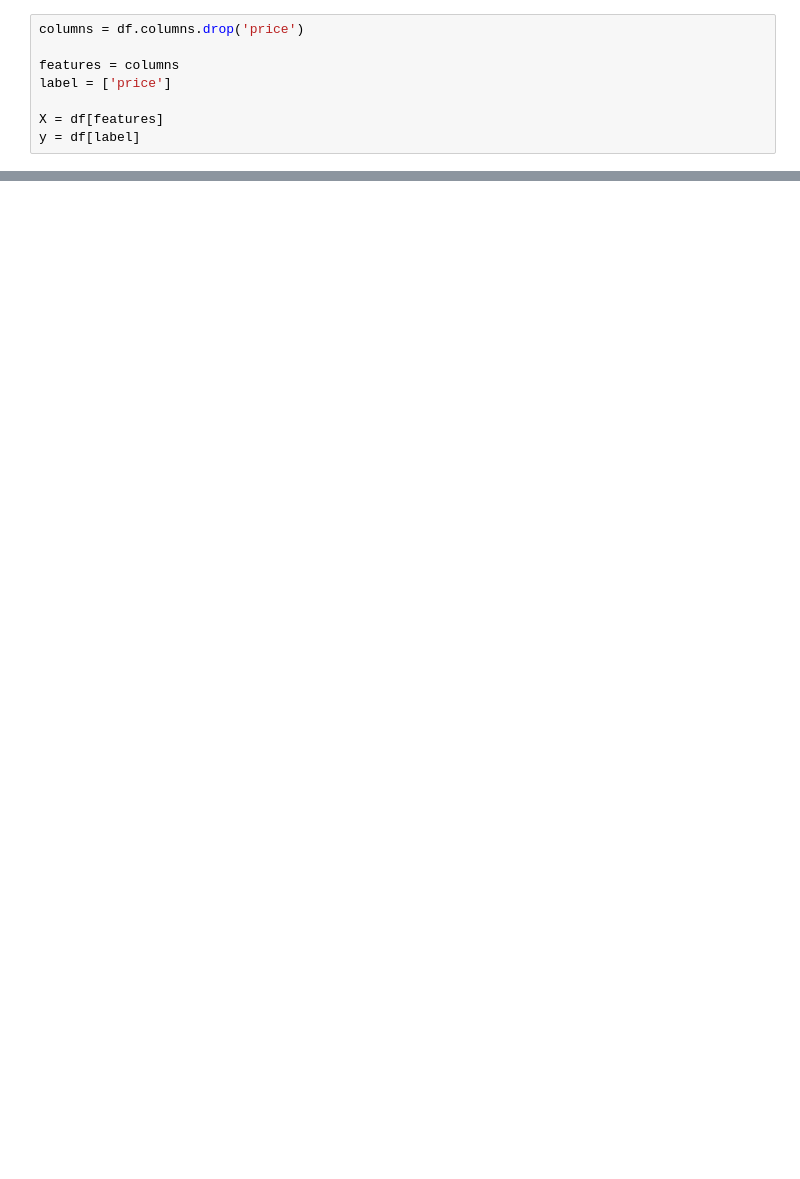
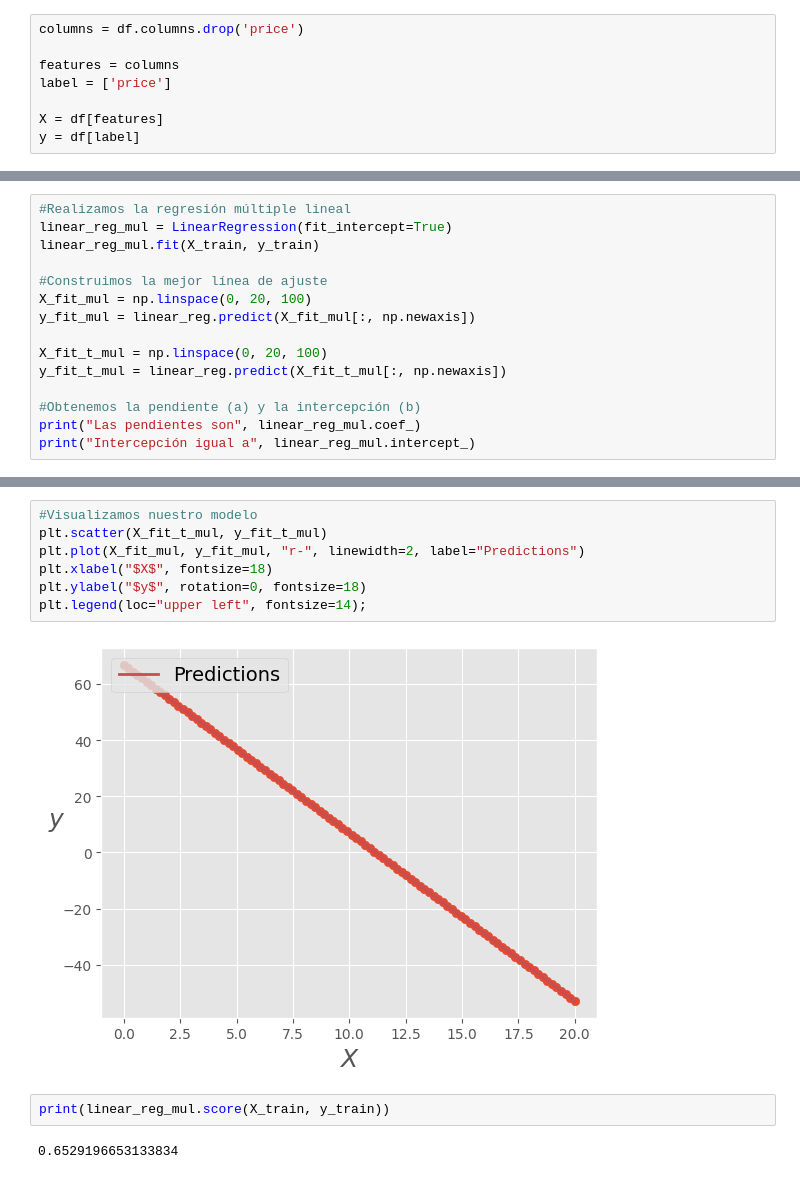
Before and after one commit to PosgradoMNA/actividades-de-aprendizaje-A01793509, a Jupyter notebook: Repaso_Regresiones_Kmeans.A01793509.ipynb, the cells around one changed output, grey strips where cells are left out. Saved outputs shown, nothing was run; the diff lists cells and outputs as text; blank space fills up the shorter version.

```diff
--- a/Repaso_Regresiones_Kmeans.A01793509.ipynb
+++ b/Repaso_Regresiones_Kmeans.A01793509.ipynb
@@ -795,0 +910,15 @@ print(f'Tamaño del X_test: {X_test.shape}')
+# %%
+#Realizamos la regresión múltiple lineal
+linear_reg_mul = LinearRegression(fit_intercept=True)
+linear_reg_mul.fit(X_train, y_train)
+
+#Construimos la mejor línea de ajuste
+X_fit_mul = np.linspace(0, 20, 100)
+y_fit_mul = linear_reg.predict(X_fit_mul[:, np.newaxis])
+
+X_fit_t_mul = np.linspace(0, 20, 100)
+y_fit_t_mul = linear_reg.predict(X_fit_t_mul[:, np.newaxis])
+
+#Obtenemos la pendiente (a) y la intercepción (b)
+print("Las pendientes son", linear_reg_mul.coef_)
+print("Intercepción igual a", linear_reg_mul.intercept_)
@@ -795,0 +940,13 @@ print(f'Tamaño del X_test: {X_test.shape}')
+# %%
+#Visualizamos nuestro modelo
+plt.scatter(X_fit_t_mul, y_fit_t_mul)
+plt.plot(X_fit_mul, y_fit_mul, "r-", linewidth=2, label="Predictions")
+plt.xlabel("$X$", fontsize=18)
+plt.ylabel("$y$", rotation=0, fontsize=18)
+plt.legend(loc="upper left", fontsize=14);
+# %% [output]
+[figure, added]
+# %%
+print(linear_reg_mul.score(X_train, y_train))
+# %% [output]
+0.6529196653133834
```
Also changed, not shown: parts of 29 cells of this notebook.
